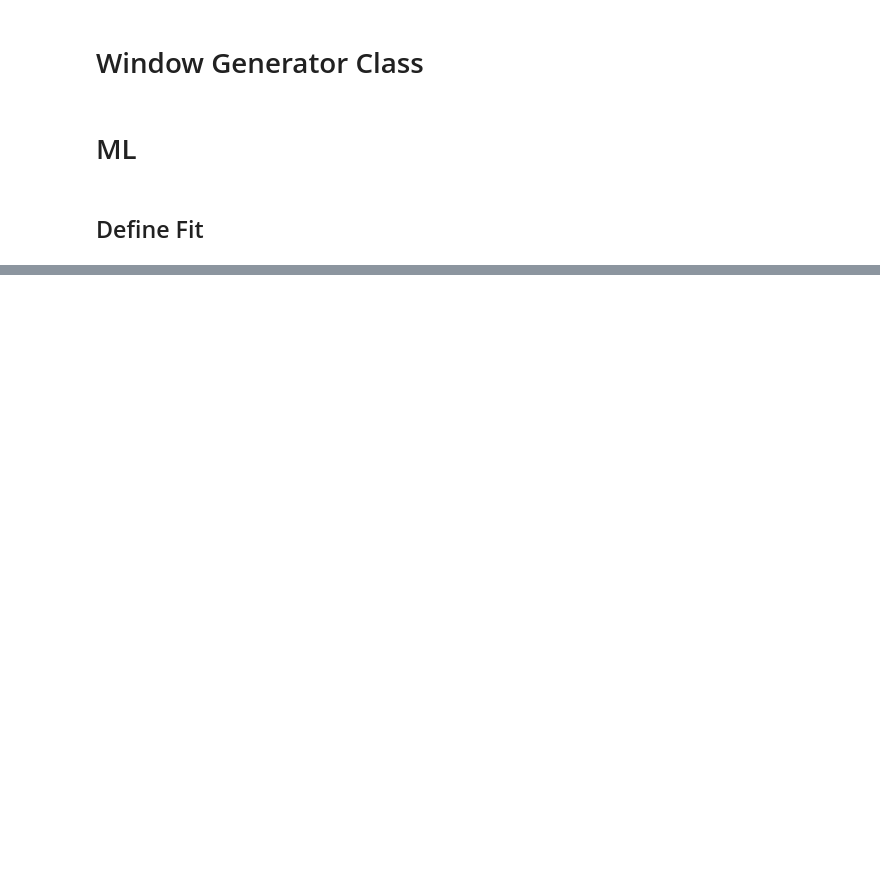
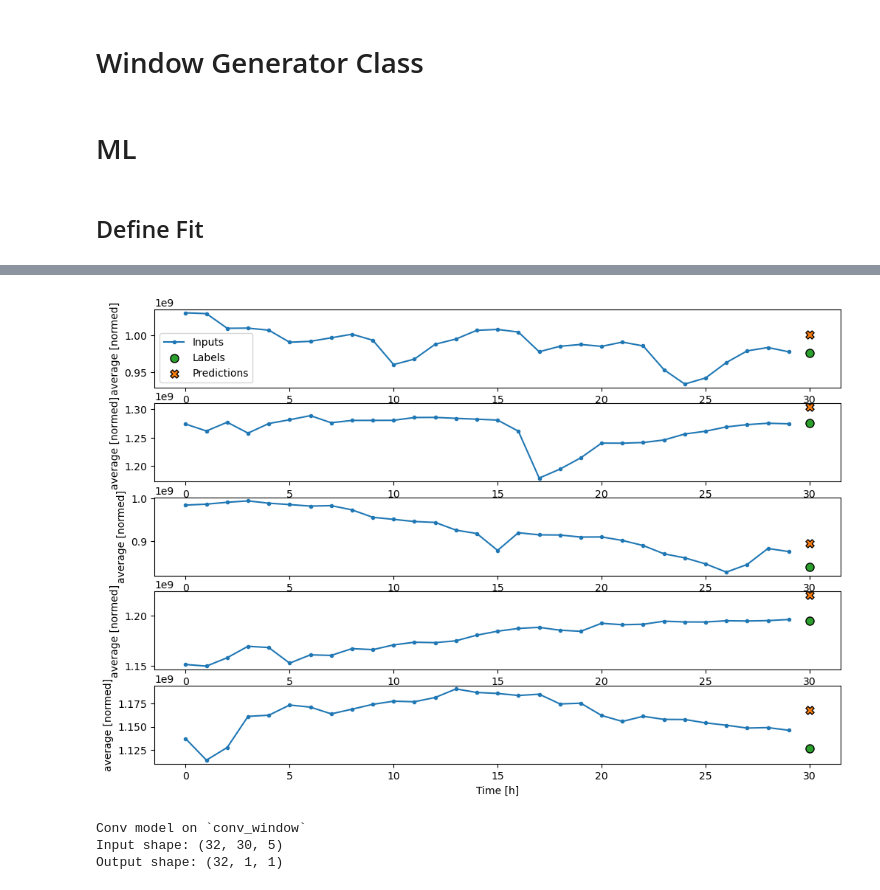
Before and after one commit to Ben10164/CPSC325-OSRS-Project, a Jupyter notebook: Predictor.ipynb, the cells around one changed output, grey strips where cells are left out. Saved outputs shown, nothing was run; the diff lists cells and outputs as text; code cells hidden in the pictures; blank space fills up the shorter version.

```diff
--- a/Predictor.ipynb
+++ b/Predictor.ipynb
@@ -268,0 +431,11 @@ test_df['average'].plot()
+# %%
+multi_step_dense = tf.keras.Sequential([
+    # Shape: (time, features) => (time*features)
+    tf.keras.layers.Flatten(),
+    tf.keras.layers.Dense(units=32, activation='relu'),
+    tf.keras.layers.Dense(units=32, activation='relu'),
+    tf.keras.layers.Dense(units=1),
+    # Add back the time dimension.
+    # Shape: (outputs) => (1, outputs)
+    tf.keras.layers.Reshape([1, -1]),
+])
@@ -268,0 +462,19 @@ test_df['average'].plot()
+# %%
+conv_window.plot(multi_step_dense)
+# %% [output]
+[figure, added]
+# %%
+conv_model = tf.keras.Sequential([
+    tf.keras.layers.Conv1D(filters=32,
+                           kernel_size=(CONV_WIDTH,),
+                           activation='relu'),
+    tf.keras.layers.Dense(units=32, activation='relu'),
+    tf.keras.layers.Dense(units=1),
+])
+print("Conv model on `conv_window`")
+print('Input shape:', conv_window.example[0].shape)
+print('Output shape:', conv_model(conv_window.example[0]).shape)
+# %% [output]
+Conv model on `conv_window`
+Input shape: (32, 30, 5)
+Output shape: (32, 1, 1)
```
Also changed, not shown: parts of 29 cells of this notebook.
